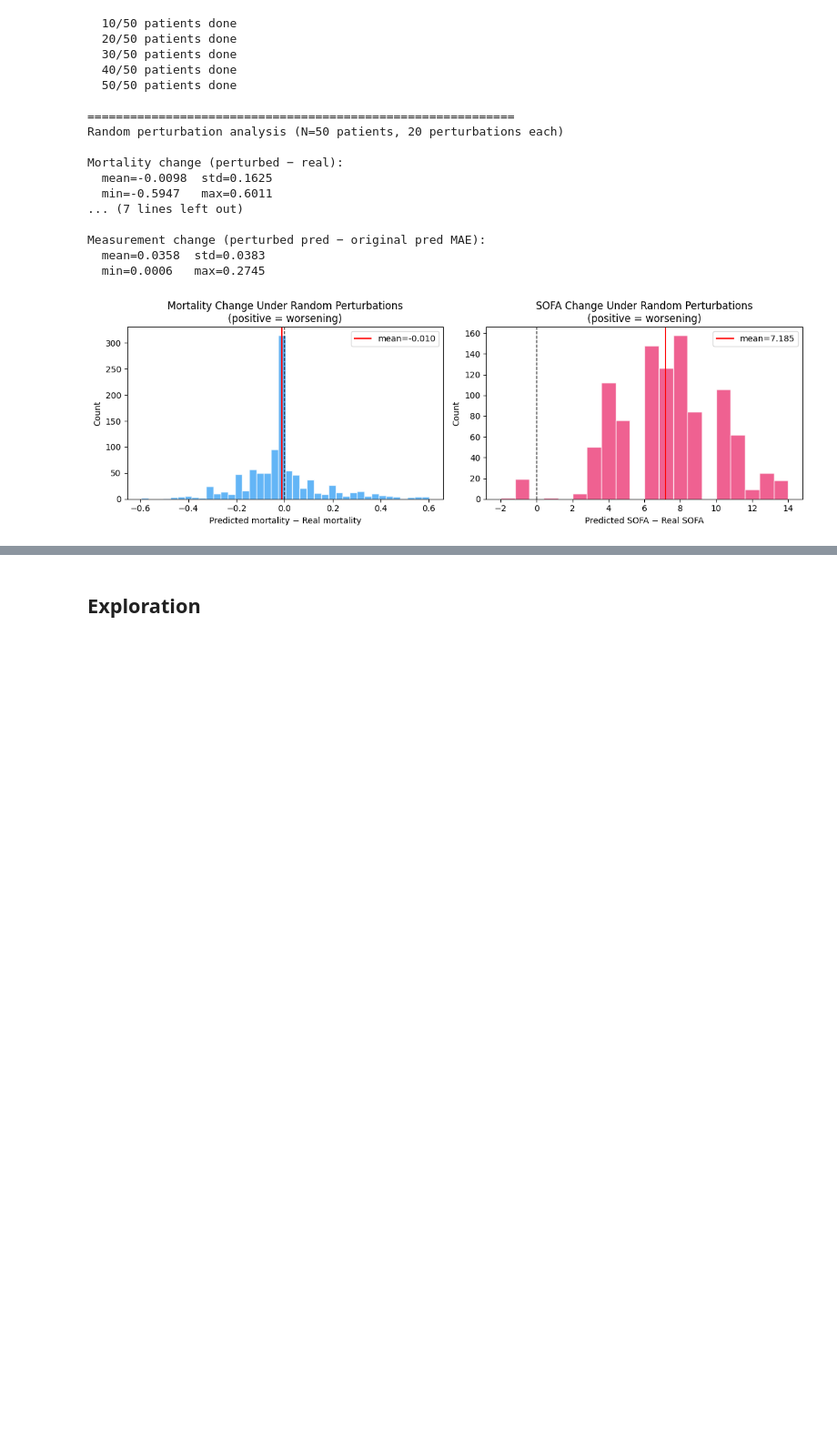
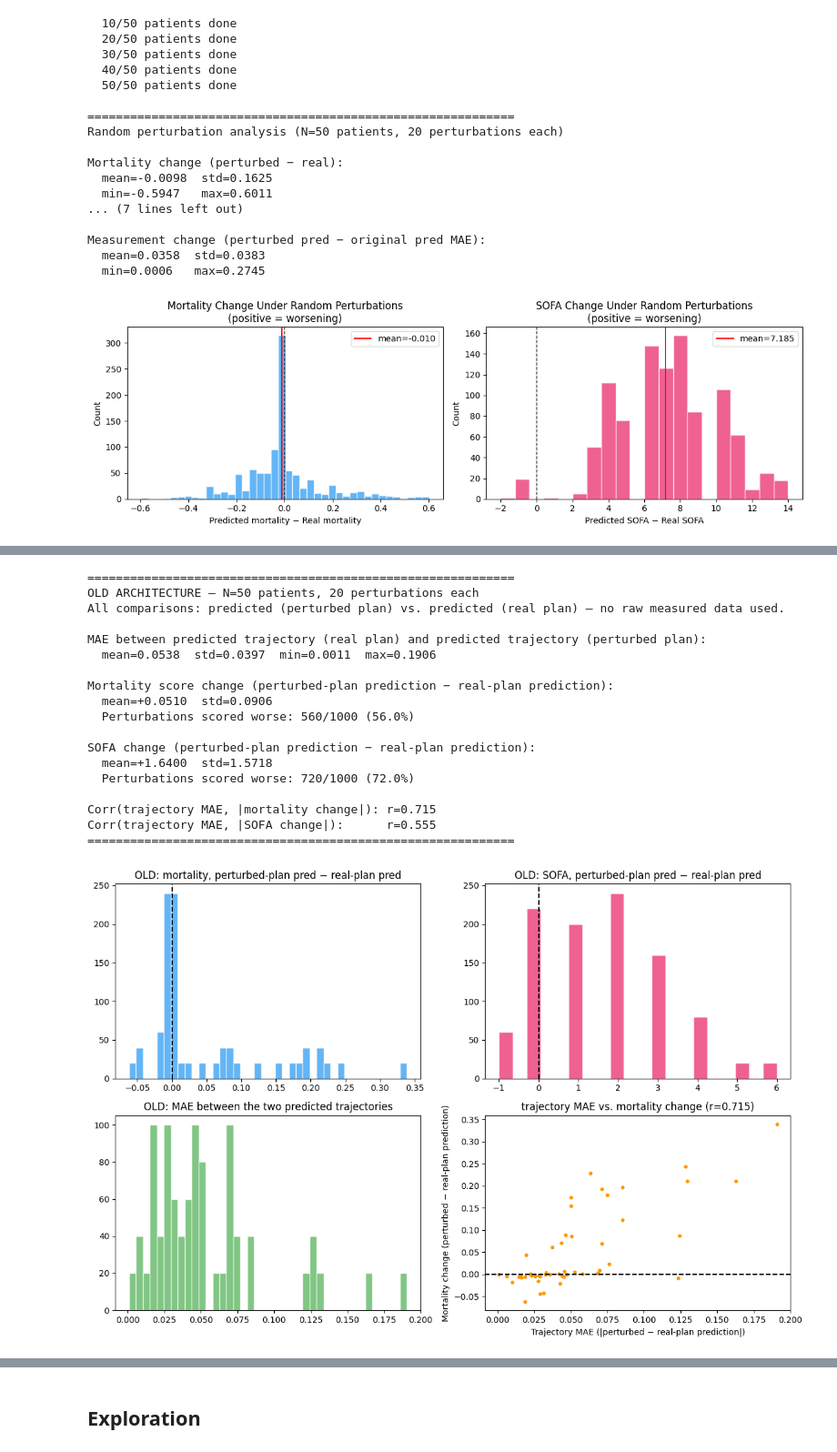
Before and after one commit to david-ege/Exploring-World-Models-for-Virtual-Patient-Simulation-in-Critical-Care, a Jupyter notebook: common_stage_exploration.ipynb, the cells around one changed output, grey strips where cells are left out. Shown at 91% size. Saved outputs shown, nothing was run; the diff lists cells and outputs as text; code cells hidden in the pictures; blank space fills up the shorter version.

```diff
--- a/common_stage_exploration.ipynb
+++ b/common_stage_exploration.ipynb
@@ -682,0 +1138,72 @@ Measurement change (perturbed pred − original pred MAE):
+# %%
+import pickle, numpy as np
+import matplotlib.pyplot as plt
+from scipy.stats import pearsonr
+
+ARCH_LABEL = "OLD"  # set to "OLD" in the other notebook
+with open('old_arch_sensitivity_results.pkl', 'rb') as f:   # swap filename for old-arch notebook
+    results = pickle.load(f)
+
+all_mort_diffs = np.concatenate([r['mort_diffs'] for r in results])
+all_sofa_diffs = np.concatenate([r['sofa_diffs'] for r in results])
+all_meas_diffs = np.concatenate([r['meas_diffs'] for r in results])
+
+print(f"\n{'='*60}\n{ARCH_LABEL} ARCHITECTURE — N={len(results)} patients, "
+      f"{len(results[0]['mort_diffs'])} perturbations each\n"
+      f"All comparisons: predicted (perturbed plan) vs. predicted (real plan) — no raw measured data used.")
+
+print(f"\nMAE between predicted trajectory (real plan) and predicted trajectory (perturbed plan):")
+print(f"  mean={all_meas_diffs.mean():.4f}  std={all_meas_diffs.std():.4f}  "
+      f"min={all_meas_diffs.min():.4f}  max={all_meas_diffs.max():.4f}")
+
+print(f"\nMortality score change (perturbed-plan prediction − real-plan prediction):")
+print(f"  mean={all_mort_diffs.mean():+.4f}  std={all_mort_diffs.std():.4f}")
+print(f"  Perturbations scored worse: {(all_mort_diffs>0).sum()}/{len(all_mort_diffs)} "
+      f"({(all_mort_diffs>0).mean()*100:.1f}%)")
+
+print(f"\nSOFA change (perturbed-plan prediction − real-plan prediction):")
+print(f"  mean={all_sofa_diffs.mean():+.4f}  std={all_sofa_diffs.std():.4f}")
+print(f"  Perturbations scored worse: {(all_sofa_diffs>0).sum()}/{len(all_sofa_diffs)} "
+      f"({(all_sofa_diffs>0).mean()*100:.1f}%)")
+
+r_mort, _ = pearsonr(all_meas_diffs, np.abs(all_mort_diffs))
+r_sofa, _ = pearsonr(all_meas_diffs, np.abs(all_sofa_diffs))
+print(f"\nCorr(trajectory MAE, |mortality change|): r={r_mort:.3f}")
+print(f"Corr(trajectory MAE, |SOFA change|):      r={r_sofa:.3f}")
+print(f"{'='*60}")
+
+fig, axes = plt.subplots(2, 2, figsize=(12, 8))
+axes[0,0].hist(all_mort_diffs, bins=40, color='#2196F3', alpha=0.7, edgecolor='white')
+axes[0,0].axvline(0, color='black', ls='--')
+axes[0,0].set_title(f'{ARCH_LABEL}: mortality, perturbed-plan pred − real-plan pred')
+axes[0,1].hist(all_sofa_diffs, bins=20, color='#E91E63', alpha=0.7, edgecolor='white')
+axes[0,1].axvline(0, color='black', ls='--')
+axes[0,1].set_title(f'{ARCH_LABEL}: SOFA, perturbed-plan pred − real-plan pred')
+axes[1,0].hist(all_meas_diffs, bins=40, color='#4CAF50', alpha=0.7, edgecolor='white')
+axes[1,0].set_title(f'{ARCH_LABEL}: MAE between the two predicted trajectories')
+axes[1,1].scatter(all_meas_diffs, all_mort_diffs, s=8, alpha=0.4, color='#FF9800')
+axes[1,1].axhline(0, color='black', ls='--')
+axes[1,1].set_xlabel('Trajectory MAE (|perturbed − real-plan prediction|)')
+axes[1,1].set_ylabel('Mortality change (perturbed − real-plan prediction)')
+axes[1,1].set_title(f'trajectory MAE vs. mortality change (r={r_mort:.3f})')
+plt.tight_layout(); plt.show()
+# %% [output]
+============================================================
+OLD ARCHITECTURE — N=50 patients, 20 perturbations each
+All comparisons: predicted (perturbed plan) vs. predicted (real plan) — no raw measured data used.
+
+MAE between predicted trajectory (real plan) and predicted trajectory (perturbed plan):
+  mean=0.0538  std=0.0397  min=0.0011  max=0.1906
+
+Mortality score change (perturbed-plan prediction − real-plan prediction):
+  mean=+0.0510  std=0.0906
+  Perturbations scored worse: 560/1000 (56.0%)
+
+SOFA change (perturbed-plan prediction − real-plan prediction):
+  mean=+1.6400  std=1.5718
+  Perturbations scored worse: 720/1000 (72.0%)
+
+Corr(trajectory MAE, |mortality change|): r=0.715
+Corr(trajectory MAE, |SOFA change|):      r=0.555
+============================================================
+[figure, added]
```
Also changed, not shown: parts of 7 cells of this notebook, 8 other files.
